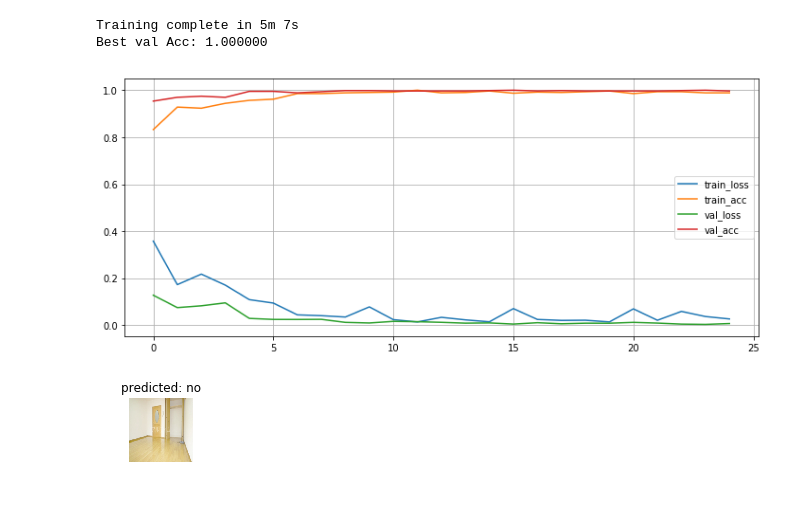
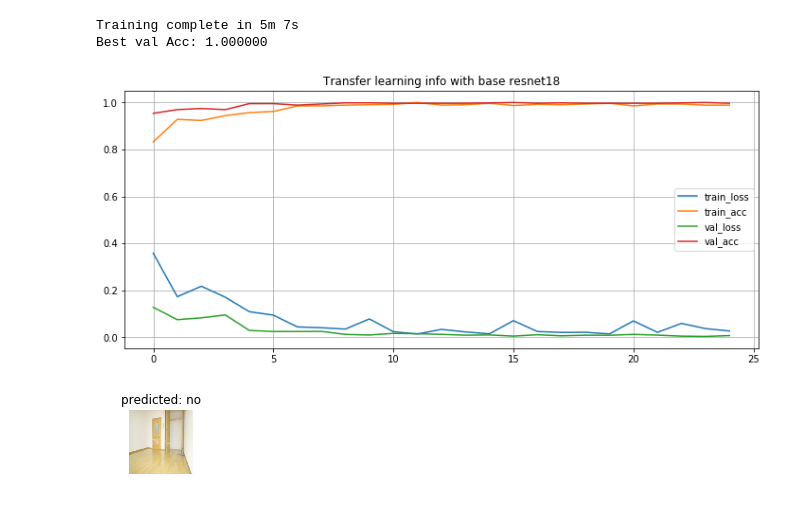
Before and after one commit to shuuchen/image_classification, a Jupyter notebook: transfer_learning_tutorial.ipynb, the cells around one changed output. Drawn from its saved outputs; the diff is of its cells as text; code cells hidden in the pictures.

```diff
--- a/transfer_learning_tutorial.ipynb
+++ b/transfer_learning_tutorial.ipynb
@@ -277,18 +277,20 @@ model_ft, info = train_model(model_ft, criterion, optimizer_ft, exp_lr_scheduler
 Training complete in 5m 7s
 Best val Acc: 1.000000
 # %%
-def show_info(info):
+def show_info(info, basenet, full=True):
     train_loss, train_acc, val_loss, val_acc = info
     plt.figure(figsize=(12, 5))
     plt.plot(train_loss, label='train_loss')
     plt.plot(train_acc, label='train_acc')
     plt.plot(val_loss, label='val_loss')
     plt.plot(val_acc, label='val_acc')
     plt.legend()
     plt.grid()
-show_info(info)
+    plt.title('Transfer learning info with base %s' % basenet)
+    plt.savefig('./results/%s_%d.png' % (basenet, full), )
+show_info(info, 'resnet18')
 # %% [output]
-[figure, old version]
+[figure, new version]
 # %%
 visualize_model(model_ft)
 # %% [output]
```
Also changed, not shown: parts of 1 cell of this notebook.
